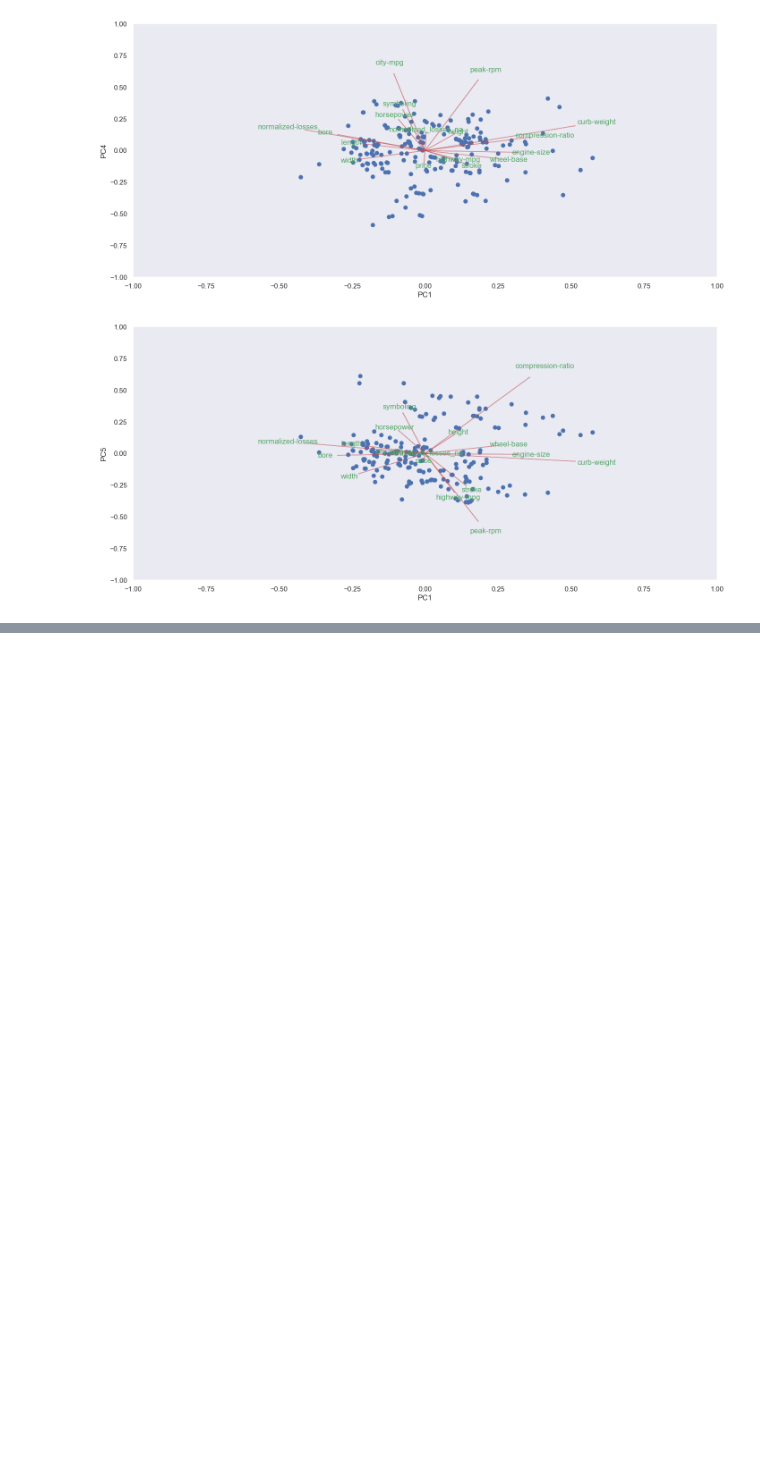
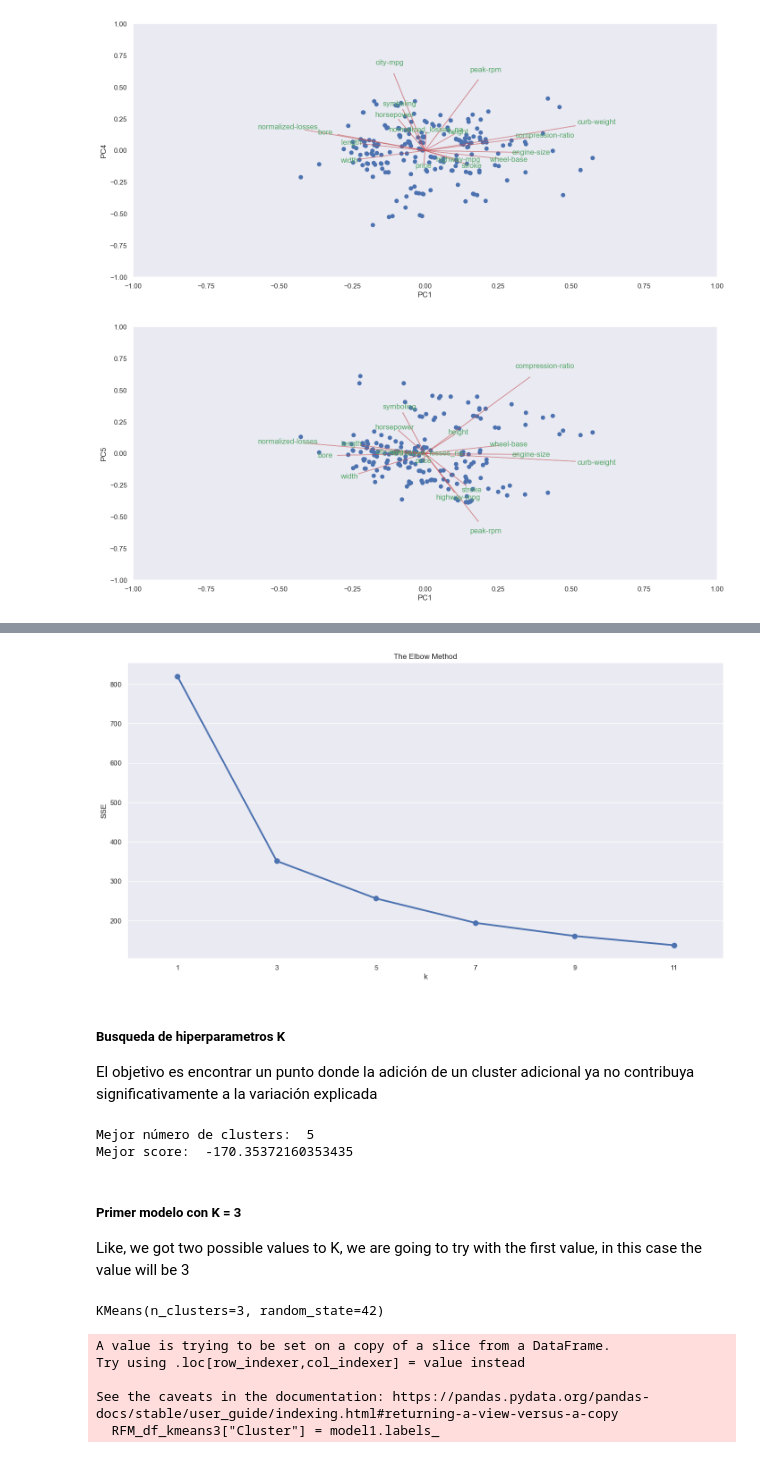
Before and after one commit to alejandro945/insurance-risk, a Jupyter notebook: src/main.ipynb, the cells around one changed output, grey strips where cells are left out. Drawn from its saved outputs; the diff is of its cells as text; code cells hidden in the pictures; blank space fills up the shorter version.

```diff
--- a/src/main.ipynb
+++ b/src/main.ipynb
@@ -1615,0 +1685,79 @@ PC5 está influenciado principalmente por las variables "Compression-ratio" (rev
+# %%
+def calculate_sse(data):
+    """
+    Calculates the sum of squared errors (SSE) for a range of k values (number of clusters)
+    using the KMeans algorithm and plots the resulting SSE values.
+
+    Args:
+      data: A pandas DataFrame with the input data for KMeans clustering.
+
+    Returns:
+      A dictionary with the SSE values for each k value.
+    """
+    sse = {}
+    for k in range(1, 12, 2):
+        kmeans = KMeans(n_clusters=k, random_state=42, n_init='auto')
+        kmeans.fit(data)
+        sse[k] = kmeans.inertia_
+    plt.title("The Elbow Method")
+    plt.xlabel('k')
+    plt.ylabel('SSE')
+    sns.pointplot(x=list(sse.keys()), y=list(sse.values()))
+    plt.show()
+
+calculate_sse(RFM_df_importance)
+# %% [output]
+[figure, added]
+# %% [markdown]
+##### Busqueda de hiperparametros K
+El objetivo es encontrar un punto donde la adición de un cluster adicional ya no contribuya significativamente a la variación explicada
+# %%
+pipeline = Pipeline([
+    ('kmeans', KMeans(init='random', n_init='auto', random_state=42)),
+    ('grid_search', GridSearchCV(KMeans(random_state=42, n_init='auto'), param_grid={'n_clusters': range(3,6,2)}, cv=5)),
+])
+
+pipeline.fit(RFM_df_importance)
+
+print("Mejor número de clusters: ", pipeline['grid_search'].best_params_['n_clusters'])
+print("Mejor score: ", pipeline['grid_search'].best_score_)
+# %% [output]
+Mejor número de clusters:  5
+Mejor score:  -170.35372160353435
+# %% [markdown]
+##### Primer modelo con K = 3
+Like, we got two possible values to K, we are going to try with the first value, in this case the value will be 3
+# %%
+model1 = KMeans(n_clusters=3, random_state=42, n_init='auto')
+model1.fit(RFM_df_importance)
+# %% [output]
+KMeans(n_clusters=3, random_state=42)
+# %%
+def groupByCluster3(RFM_df_importance, model1):
+    """
+    This function generates a summary of the clusters generated by a KMeans model.
+
+    Args:
+      df (pandas.DataFrame): DataFrame with the data used to generate the clusters.
+      model1: model of the kmeans fit
+    Returns:
+      RFM_df_kmeans3: the new Dataset
+    """
+    RFM_df_kmeans3 = RFM_df_importance
+    RFM_df_kmeans3["Cluster"] = model1.labels_
+    RFM_df_kmeans3.groupby("Cluster").agg({
+      "normalized-losses": "mean",
+      "wheel-base": "mean",
+      "length": "mean",
+      "symboling": "mean",
+    }).round(2)
+
+    return RFM_df_kmeans3
+
+RFM_df_kmeans3 = groupByCluster3(RFM_df_importance, model1)
+# %% [output]
+A value is trying to be set on a copy of a slice from a DataFrame.
+Try using .loc[row_indexer,col_indexer] = value instead
+
+See the caveats in the documentation: https://pandas.pydata.org/pandas-docs/stable/user_guide/indexing.html#returning-a-view-versus-a-copy
+  RFM_df_kmeans3["Cluster"] = model1.labels_
```
Also changed, not shown: parts of 34 cells of this notebook.
